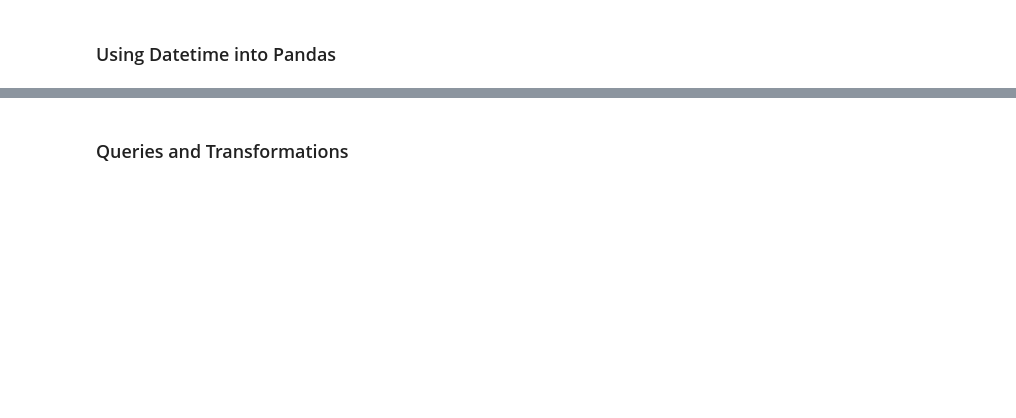
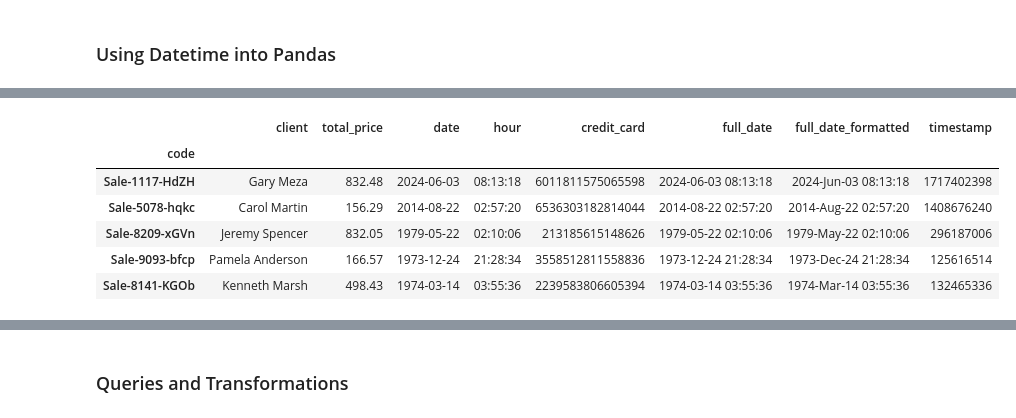
Before and after one commit to NicoG2023/Data_Science_Introduction, a Jupyter notebook: Classes/Pandas.ipynb, the cells around one changed output, grey strips where cells are left out. Cells and saved outputs as stored; diff of their text form; code cells hidden in the pictures; blank space fills up the shorter version.

Commit message:
Continued Pandas Notebook downloaded more json files, and json file generator

```diff
--- a/Classes/Pandas.ipynb
+++ b/Classes/Pandas.ipynb
@@ -115,0 +337,10 @@ For more information on __pandas DataFrame__, refer to the [official pandas docu
+# %%
+sales_df = pd.read_json('json-files/sales_data.json')
+sales_df = sales_df.set_index('code')
+print(sales_df.info())
+sales_df['date'] = sales_df['date'].replace('2008-Dic-23','2008-Dec-23')
+sales_df['full_date'] = sales_df['date'] + ' ' + sales_df['hour']
+sales_df['full_date'] = pd.to_datetime(sales_df['full_date'], format='mixed')
+print(sales_df.info())
+
+sales_df.head()
@@ -116,2 +372,4 @@ For more information on __pandas DataFrame__, refer to the [official pandas docu
 # %%
 # converting a column from datetime to string with strftime()
+sales_df['full_date_formatted'] = sales_df['full_date'].dt.strftime("%Y-%b-%d %H:%M:%S")
+sales_df.head()
@@ -118,2 +384,14 @@ For more information on __pandas DataFrame__, refer to the [official pandas docu
 # %%
 # converting a column from datetime to a timestamp with timestamp()
+sales_df['timestamp'] = sales_df['full_date'].apply(lambda x: x.timestamp())
+sales_df['timestamp'] = sales_df['timestamp'].astype('int64')
+sales_df.head()
+#print(sales_df.info())
+# %% [output]
+|  | client | total_price | date | hour | credit_card | full_date | full_date_formatted | timestamp |
+| code |  |  |  |  |  |  |  |  |
+| Sale-1117-HdZH | Gary Meza | 832.48 | 2024-06-03 | 08:13:18 | 6011811575065598 | 2024-06-03 08:13:18 | 2024-Jun-03 08:13:18 | 1717402398 |
+| Sale-5078-hqkc | Carol Martin | 156.29 | 2014-08-22 | 02:57:20 | 6536303182814044 | 2014-08-22 02:57:20 | 2014-Aug-22 02:57:20 | 1408676240 |
+| Sale-8209-xGVn | Jeremy Spencer | 832.05 | 1979-05-22 | 02:10:06 | 213185615148626 | 1979-05-22 02:10:06 | 1979-May-22 02:10:06 | 296187006 |
+| Sale-9093-bfcp | Pamela Anderson | 166.57 | 1973-12-24 | 21:28:34 | 3558512811558836 | 1973-12-24 21:28:34 | 1973-Dec-24 21:28:34 | 125616514 |
+| Sale-8141-KGOb | Kenneth Marsh | 498.43 | 1974-03-14 | 03:55:36 | 2239583806605394 | 1974-03-14 03:55:36 | 1974-Mar-14 03:55:36 | 132465336 |
```
Also changed, not shown: parts of 36 cells of this notebook, 5 other files.
